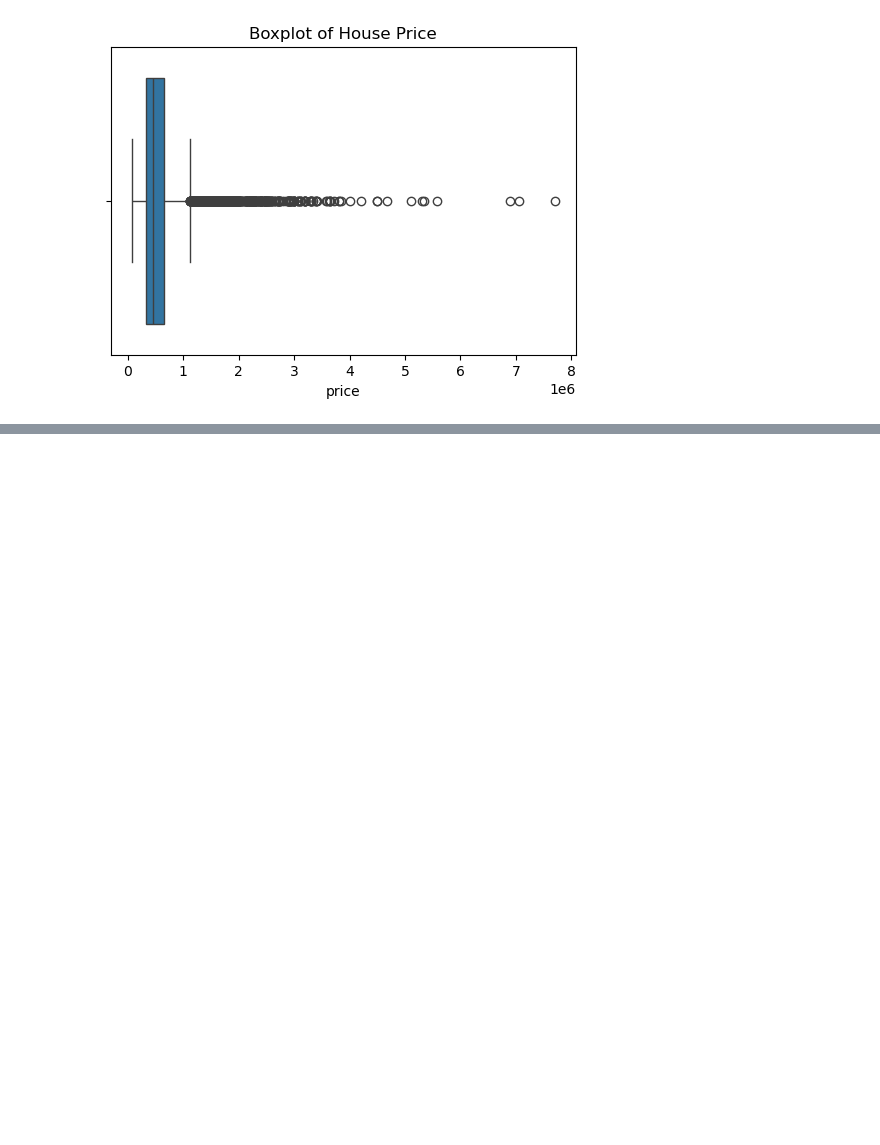
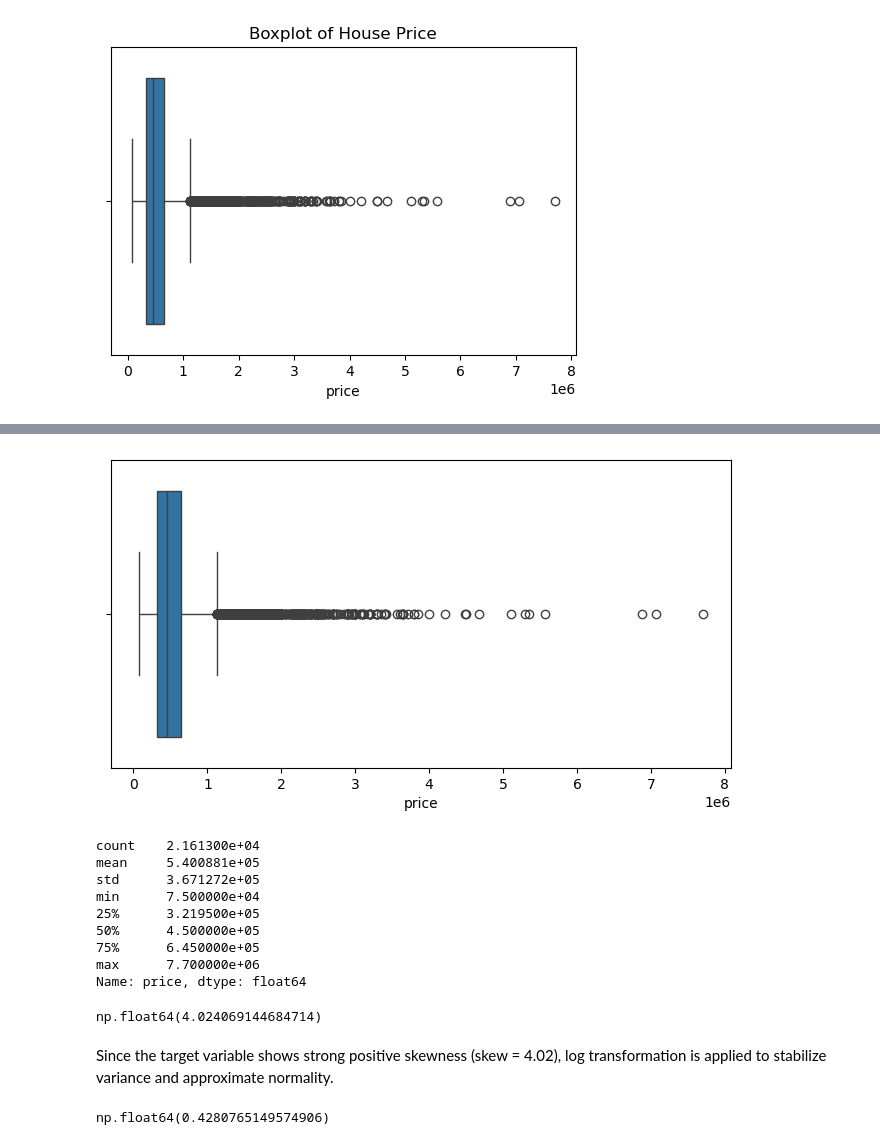
Before and after one commit to HosseinMohebbi/house-price-prediction, a Jupyter notebook: notebooks/01_eda.ipynb, the cells around one changed output, grey strips where cells are left out. Drawn from its saved outputs; the diff is of its cells as text; code cells hidden in the pictures; blank space fills up the shorter version.

```diff
--- a/notebooks/01_eda.ipynb
+++ b/notebooks/01_eda.ipynb
@@ -75,0 +84,25 @@ plt.show()
+# %%
+df = df.drop(["id", "date"], axis=1)
+# %%
+plt.figure(figsize=(8,4))
+sns.boxplot(x=df["price"])
+plt.show()
+
+df["price"].describe()
+# %% [output]
+[figure, added]
+count    2.161300e+04
+mean     5.400881e+05
+std      3.671272e+05
+min      7.500000e+04
+25%      3.219500e+05
+50%      4.500000e+05
+75%      6.450000e+05
+max      7.700000e+06
+Name: price, dtype: float64
+# %%
+df["price"].skew()
+# %% [output]
+np.float64(4.024069144684714)
+# %% [markdown]
+Since the target variable shows strong positive skewness (skew = 4.02), log transformation is applied to stabilize variance and approximate normality.
@@ -75,0 +111,4 @@ plt.show()
+# %%
+df["price"].skew()
+# %% [output]
+np.float64(0.4280765149574906)
```
Also changed, not shown: parts of 16 cells of this notebook.
